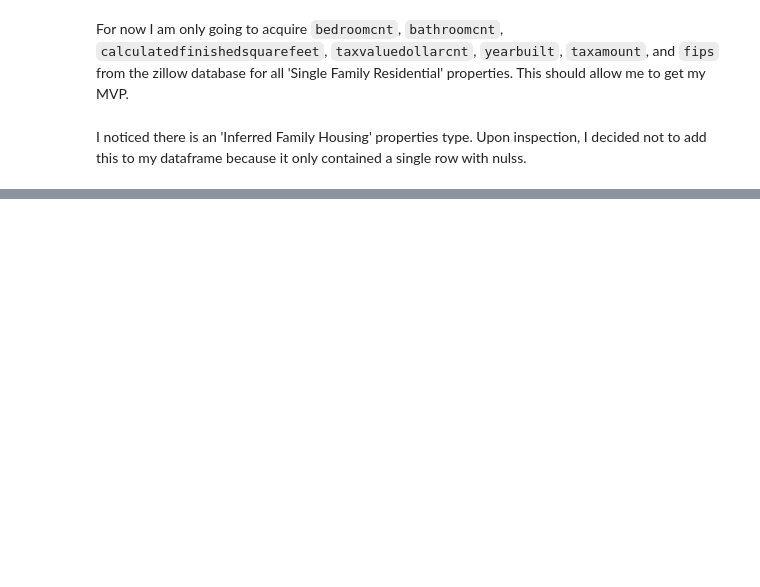
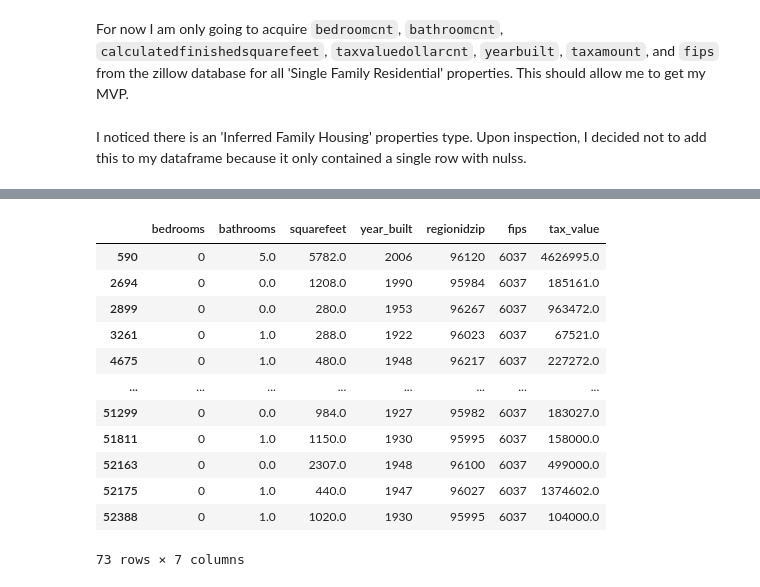
Before and after one commit to JeanetteSchulz/Regression-Project-Estimating-Home-Value, a Jupyter notebook: Analysis_Work.ipynb, the cells around one changed output, grey strips where cells are left out. Drawn from its saved outputs; the diff is of its cells as text; code cells hidden in the pictures; blank space fills up the shorter version.

```diff
--- a/Analysis_Work.ipynb
+++ b/Analysis_Work.ipynb
@@ -76,0 +212,17 @@ Plan -> Acquire -> Prepare -> Explore -> Model & Evaluate -> Deliver
+# %%
+# I noticed some rows with zero bedrooms. Are there some nulls in my data disguised as zeros?
+zillow[(zillow.bathrooms == 0) | (zillow.bedrooms == 0) | (zillow.squarefeet == 0)]
+# %% [output]
+|  | bedrooms | bathrooms | squarefeet | year_built | regionidzip | fips | tax_value |
+| 590 | 0 | 5.0 | 5782.0 | 2006 | 96120 | 6037 | 4626995.0 |
+| 2694 | 0 | 0.0 | 1208.0 | 1990 | 95984 | 6037 | 185161.0 |
+| 2899 | 0 | 0.0 | 280.0 | 1953 | 96267 | 6037 | 963472.0 |
+| 3261 | 0 | 1.0 | 288.0 | 1922 | 96023 | 6037 | 67521.0 |
+| 4675 | 0 | 1.0 | 480.0 | 1948 | 96217 | 6037 | 227272.0 |
+| ... | ... | ... | ... | ... | ... | ... | ... |
+| 51299 | 0 | 0.0 | 984.0 | 1927 | 95982 | 6037 | 183027.0 |
+| 51811 | 0 | 1.0 | 1150.0 | 1930 | 95995 | 6037 | 158000.0 |
+| 52163 | 0 | 0.0 | 2307.0 | 1948 | 96100 | 6037 | 499000.0 |
+| 52175 | 0 | 1.0 | 440.0 | 1947 | 96027 | 6037 | 1374602.0 |
+| 52388 | 0 | 1.0 | 1020.0 | 1930 | 95995 | 6037 | 104000.0 |
+73 rows × 7 columns
```
Also changed, not shown: parts of 33 cells of this notebook, 1 other file.
